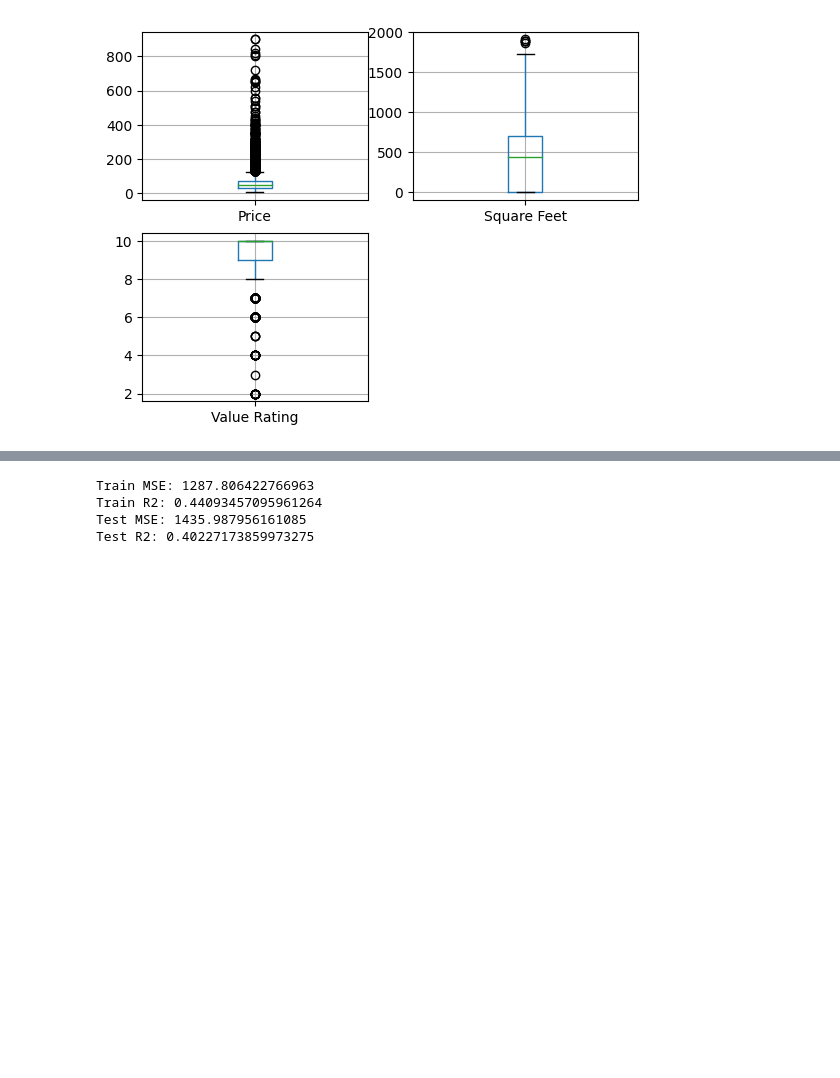
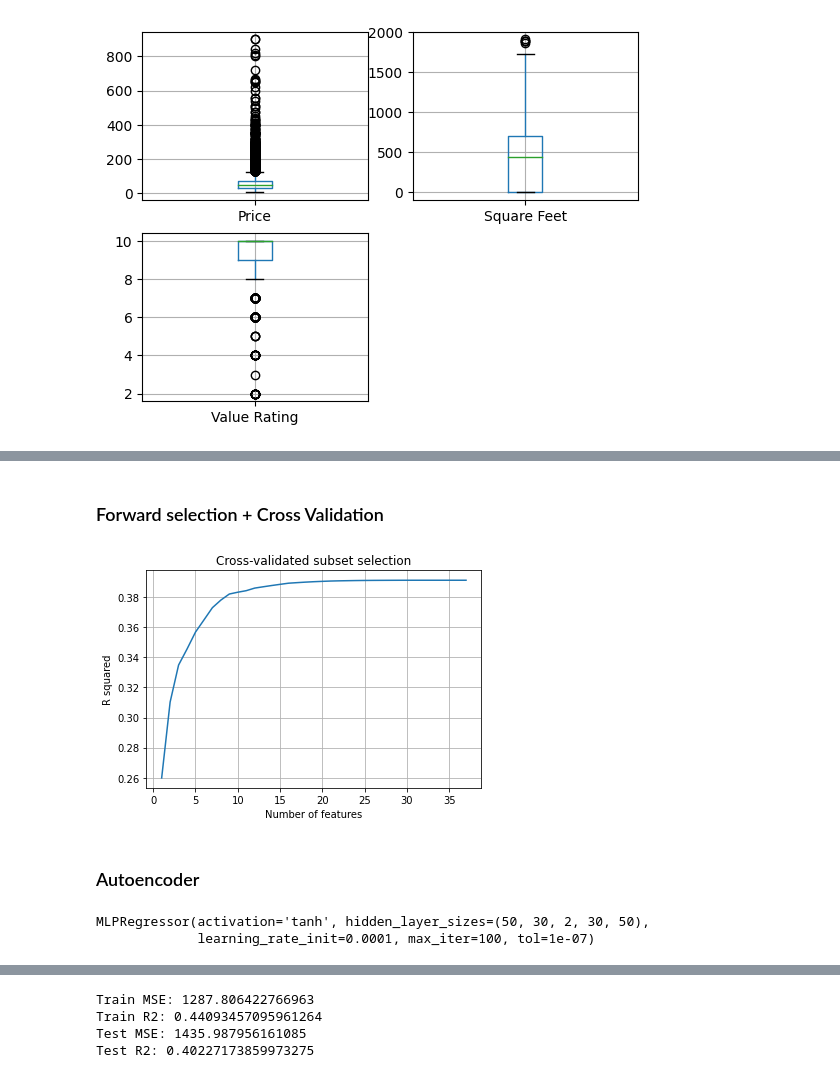
Before and after one commit to jose-melo/airbnb-berlin-price, a Jupyter notebook: src/berlin.ipynb, the cells around one changed output, grey strips where cells are left out. Drawn from its saved outputs; the diff is of its cells as text; code cells hidden in the pictures; blank space fills up the shorter version.

```diff
--- a/src/berlin.ipynb
+++ b/src/berlin.ipynb
@@ -150,0 +157,43 @@ KeyError: 'Host Response Time'
+# %%
+from sklearn import linear_model
+from sklearn.metrics import mean_squared_error
+
+def fit_linear_reg(X,Y):
+    model_k = linear_model.LinearRegression(fit_intercept = True)
+    model_k.fit(X,Y)
+    RSS = mean_squared_error(Y,model_k.predict(X)) * len(Y)
+    R_squared = model_k.score(X,Y)
+    return RSS, R_squared
+# %% [markdown]
+### Forward selection + Cross Validation
+# %%
+
+r2 = []
+features = []
+n_features = []
+
+for k in tnrange(1,len(X.columns) + 1, desc = 'Treating columns'):
+	r2_tmp = []
+	for new_feat in X_train.columns:
+		if new_feat in features: continue
+		new_features = features.copy()
+		new_features.append(new_feat)
+		metrics = fit_linear_reg(X_train[new_features],y_train)
+		r2_tmp.append((metrics[1], new_feat))
+	r2.append(sorted(r2_tmp, key=lambda x: x[0])[-1][0])
+	new_feat = sorted(r2_tmp, key=lambda x: x[0])[-1][1]
+	features.append(new_feat)
+	n_features.append(len(features))
+
+df = pd.DataFrame({'n_features': n_features,'R2': rss,'features':features})
+# %%
+plt.title('Cross-validated subset selection')
+plt.xlabel('Number of features')
+plt.ylabel('R squared')
+plt.grid()
+plt.plot(df['n_features'], df['R2'])
+plt.show()
+# %% [output]
+[figure, added]
+# %% [markdown]
+### Autoencoder
@@ -150,0 +220,5 @@ KeyError: 'Host Response Time'
+# %%
+reg.fit(X_train, y_train)
+# %% [output]
+MLPRegressor(activation='tanh', hidden_layer_sizes=(50, 30, 2, 30, 50),
+             learning_rate_init=0.0001, max_iter=100, tol=1e-07)
```
Also changed, not shown: parts of 17 cells of this notebook.
